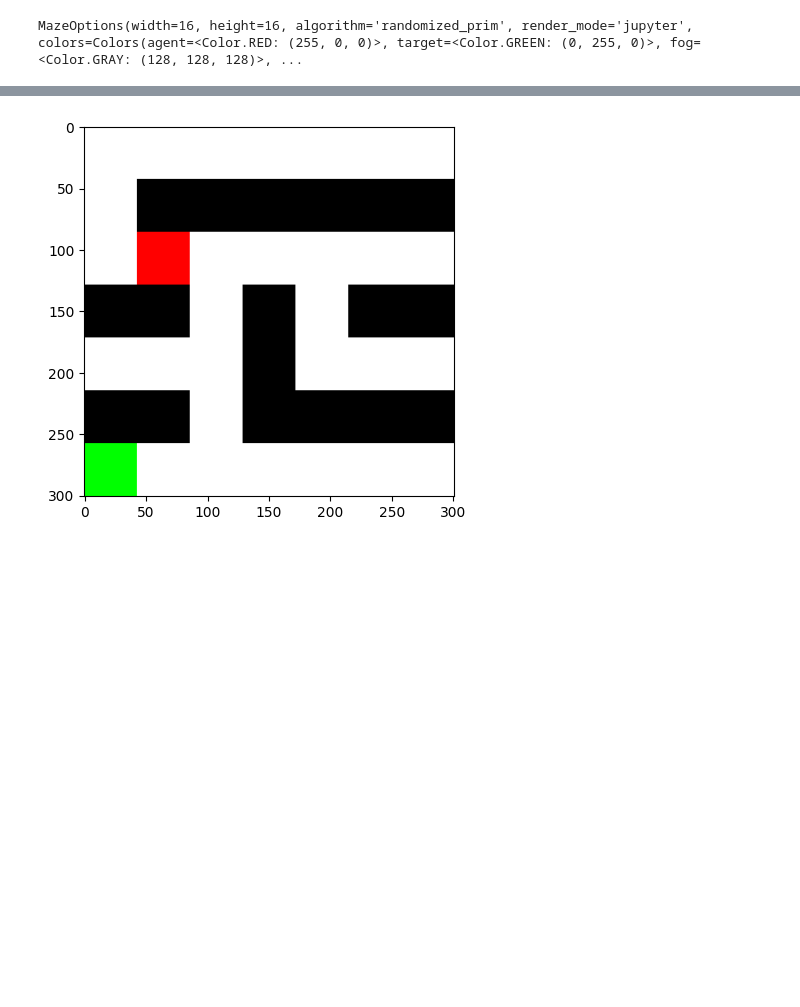
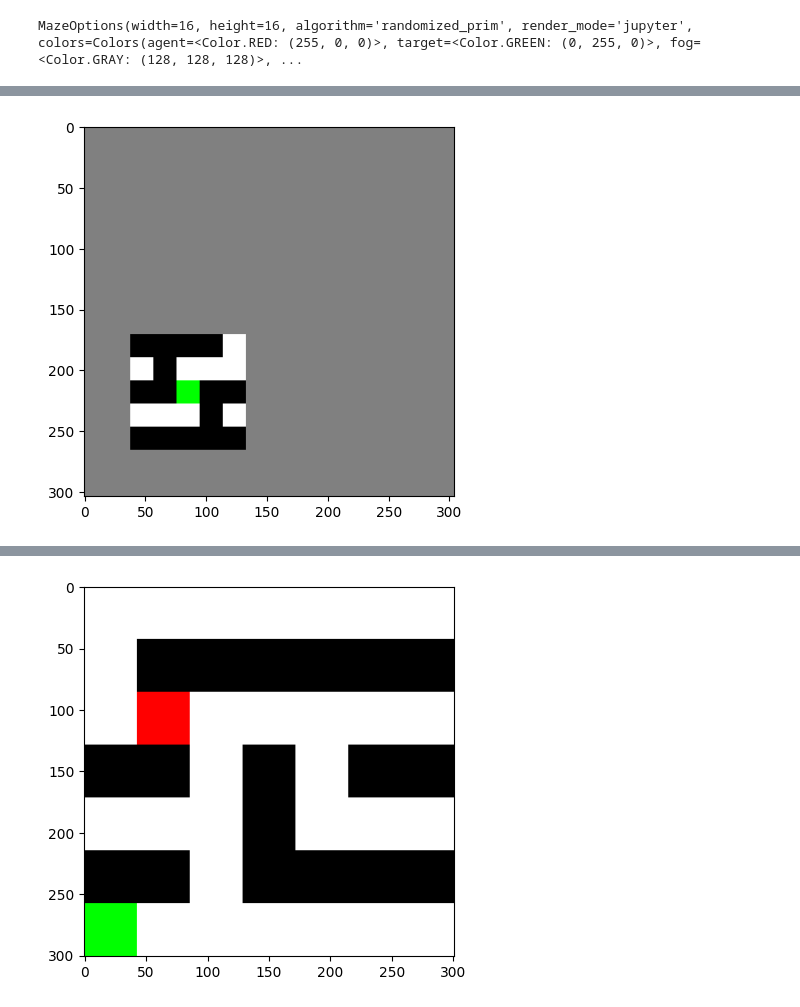
Before and after one commit to ahan98/deep_maze, a Jupyter notebook: demo.ipynb, the cells around one changed output, grey strips where cells are left out. Saved outputs shown, nothing was run; the diff lists cells and outputs as text; code cells hidden in the pictures; blank space fills up the shorter version.

```diff
--- a/demo.ipynb
+++ b/demo.ipynb
@@ -15,0 +16,4 @@ env.reset();
+# %%
+env.solve();
+# %% [output]
+[figure, added]
```
Also changed, not shown: parts of 3 cells of this notebook, 2 other files.
